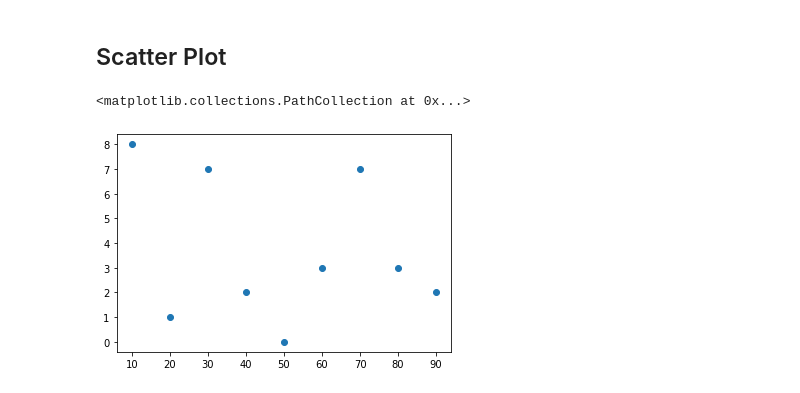
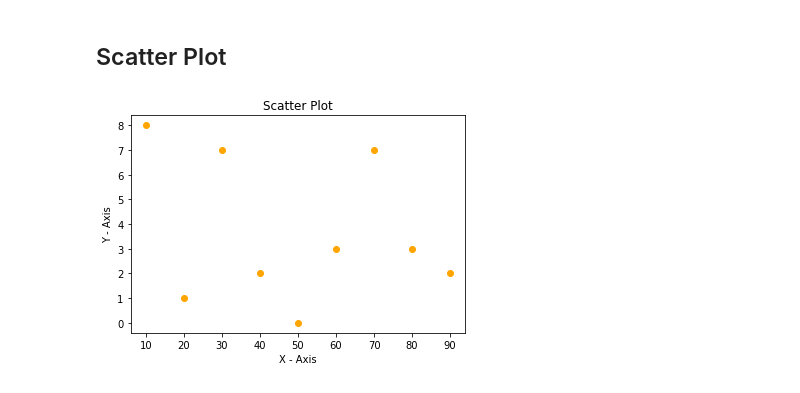
Before and after one commit to World-of-ML-AI/Data-Analysis-Tools, a Jupyter notebook: Matplotlib/Matplotlib Tutorial.ipynb, the cells around one changed output. Saved outputs shown, nothing was run; the diff lists cells and outputs as text; code cells hidden in the pictures.

```diff
--- a/Matplotlib/Matplotlib Tutorial.ipynb
+++ b/Matplotlib/Matplotlib Tutorial.ipynb
@@ -143,9 +143,11 @@ plt.show()
 # %%
 x_sc = [10,20,30,40,50,60,70,80,90]
 y_sc = [8,1,7,2,0,3,7,3,2]
-# %%
-plt.scatter(x_sc, y_sc)
-plt.sh
-# %% [output]
-<matplotlib.collections.PathCollection at 0x...>
-[figure, removed]
+# %%
+plt.scatter(x_sc, y_sc, color = 'orange')
+plt.title("Scatter Plot")
+plt.ylabel("Y - Axis")
+plt.xlabel("X - Axis")
+plt.show()
+# %% [output]
+[figure, added]
```
Also changed, not shown: parts of 11 cells of this notebook.
